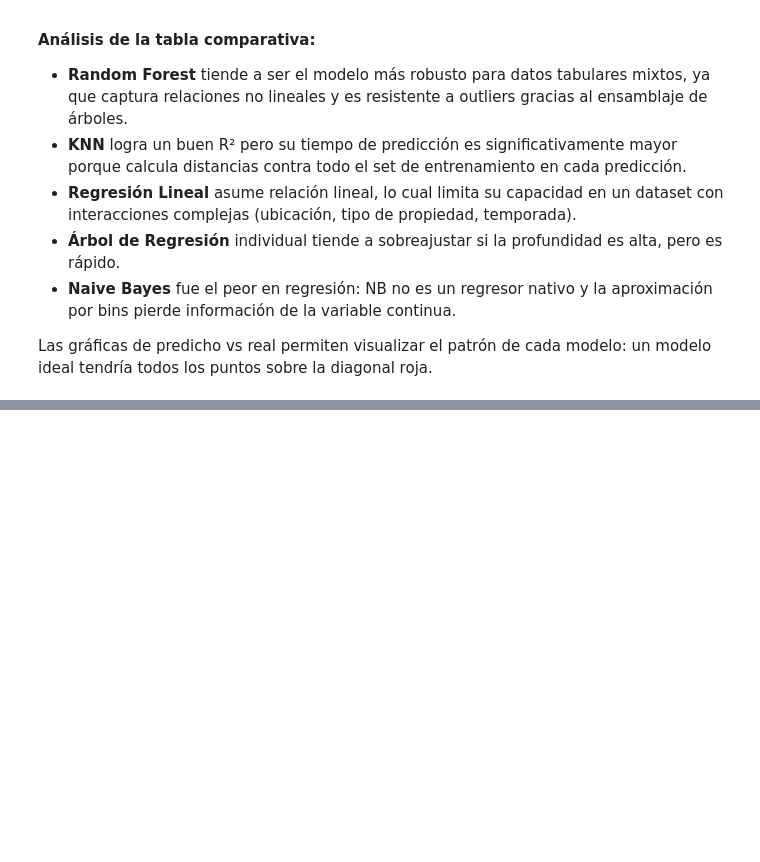
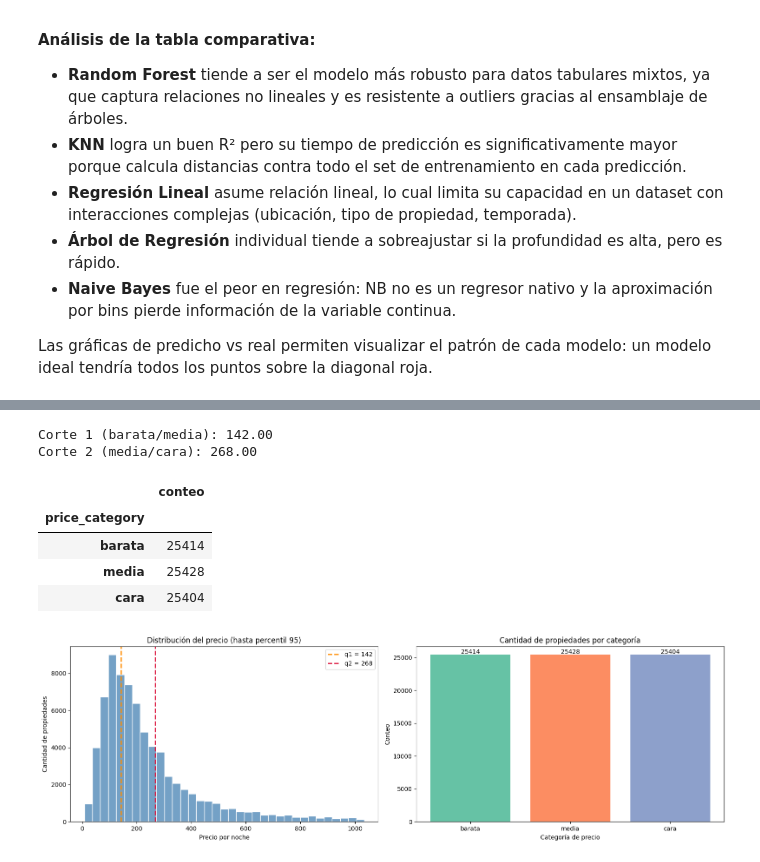
Before and after one commit to FerAHMz/lab6_knn_md, a Jupyter notebook: lab6.ipynb, the cells around one changed output, grey strips where cells are left out. Drawn from its saved outputs; the diff is of its cells as text; code cells hidden in the pictures; blank space fills up the shorter version.

```diff
--- a/lab6.ipynb
+++ b/lab6.ipynb
@@ -747,0 +758,77 @@ Las gráficas de predicho vs real permiten visualizar el patrón de cada modelo:
+# %%
+labels_order = ["barata", "media", "cara"]
+
+q1, q2 = y_train_price.quantile([1 / 3, 2 / 3])
+
+df_model["price_category"] = pd.cut(
+    df_model["price_num"],
+    bins=[-np.inf, q1, q2, np.inf],
+    labels=labels_order,
+    include_lowest=True,
+)
+
+y_train_class = pd.cut(
+    y_train_price,
+    bins=[-np.inf, q1, q2, np.inf],
+    labels=labels_order,
+    include_lowest=True,
+)
+y_test_class = pd.cut(
+    y_test_price,
+    bins=[-np.inf, q1, q2, np.inf],
+    labels=labels_order,
+    include_lowest=True,
+)
+
+print(f"Corte 1 (barata/media): {q1:.2f}")
+print(f"Corte 2 (media/cara): {q2:.2f}")
+
+category_counts = (
+    df_model["price_category"]
+    .value_counts()
+    .reindex(labels_order)
+)
+display(category_counts.to_frame(name="conteo"))
+
+fig, axes = plt.subplots(1, 2, figsize=(16, 5))
+
+price_plot_limit = df_model["price_num"].quantile(0.95)
+price_plot_data = df_model.loc[df_model["price_num"] <= price_plot_limit, "price_num"]
+
+sns.histplot(
+    price_plot_data,
+    bins=35,
+    color="steelblue",
+    edgecolor="white",
+    ax=axes[0],
+)
+axes[0].axvline(q1, color="darkorange", linestyle="--", linewidth=2, label=f"q1 = {q1:.0f}")
+axes[0].axvline(q2, color="crimson", linestyle="--", linewidth=2, label=f"q2 = {q2:.0f}")
+axes[0].set_title("Distribución del precio (hasta percentil 95)")
+axes[0].set_xlabel("Precio por noche")
+axes[0].set_ylabel("Cantidad de propiedades")
+axes[0].legend()
+
+axes[1].bar(
+    category_counts.index,
+    category_counts.values,
+    color=sns.color_palette("Set2", n_colors=3),
+)
+axes[1].set_title("Cantidad de propiedades por categoría")
+axes[1].set_xlabel("Categoría de precio")
+axes[1].set_ylabel("Conteo")
+
+for i, value in enumerate(category_counts.values):
+    axes[1].text(i, value + 150, f"{int(value)}", ha="center")
+
+plt.tight_layout()
+plt.show()
+# %% [output]
+Corte 1 (barata/media): 142.00
+Corte 2 (media/cara): 268.00
+|  | conteo |
+| price_category |  |
+| barata | 25414 |
+| media | 25428 |
+| cara | 25404 |
+[figure, added]
```
Also changed, not shown: parts of 14 cells of this notebook.
